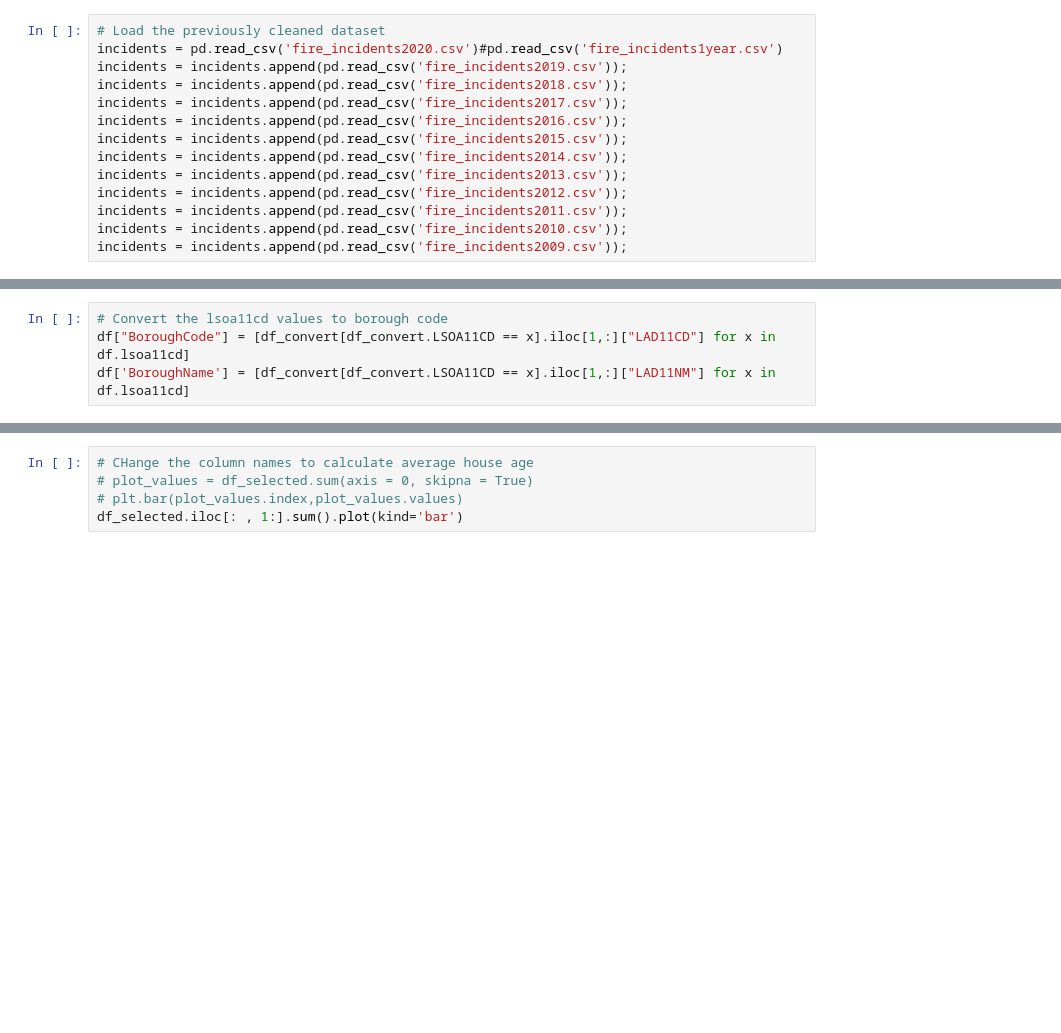
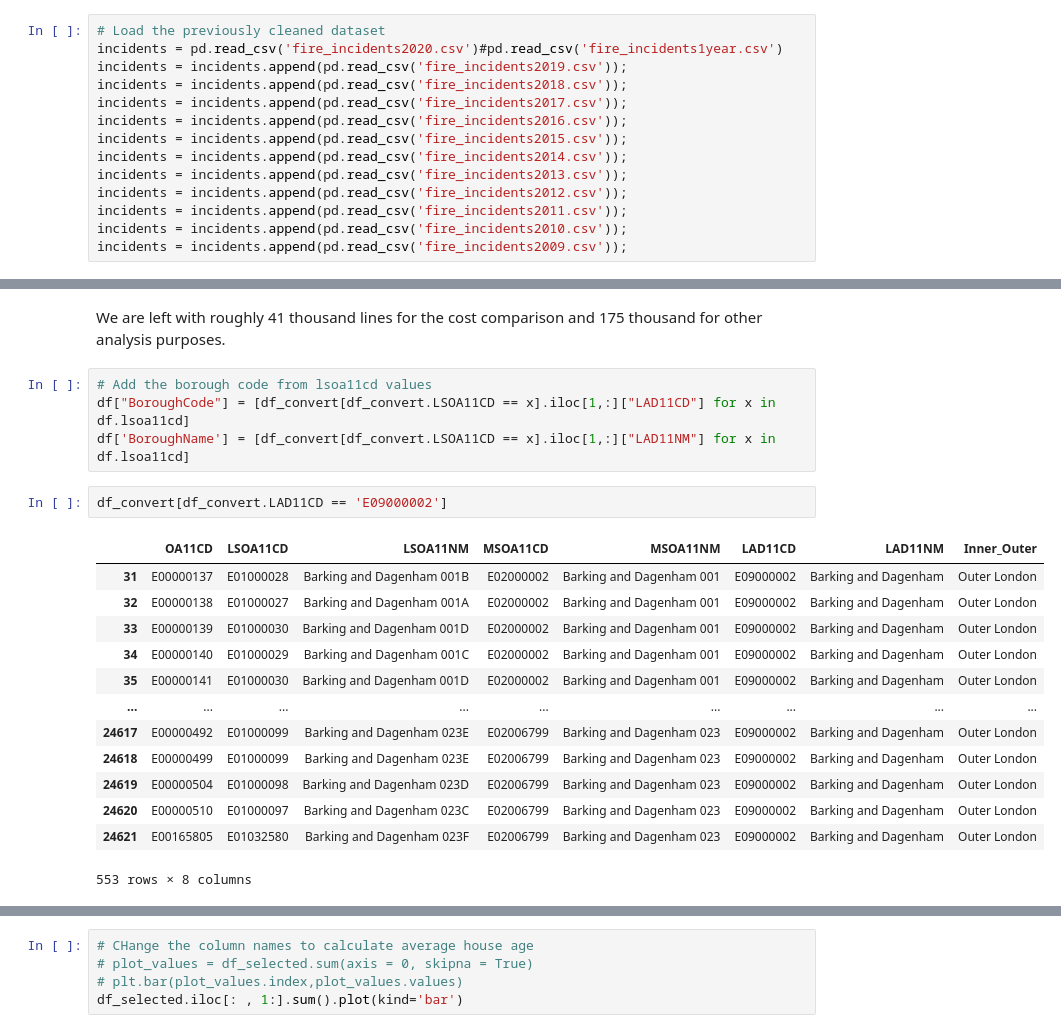
Before and after one commit to hlynurarni/Social-Data-Analysis-Final, a Jupyter notebook: Housing_ages.ipynb, the cells around one changed output, grey strips where cells are left out. Cells and saved outputs as stored; diff of their text form; blank space fills up the shorter version.

```diff
--- a/Housing_ages.ipynb
+++ b/Housing_ages.ipynb
@@ -37,5 +88,23 @@ The detail of the dataset is on the lsoa11cd code which is the ward code, this i
+# %% [markdown]
+We are left with roughly 41 thousand lines for the cost comparison and 175 thousand for other analysis purposes.
 # %%
-# Convert the lsoa11cd values to borough code
+# Add the borough code from lsoa11cd values
 df["BoroughCode"] = [df_convert[df_convert.LSOA11CD == x].iloc[1,:]["LAD11CD"] for x in df.lsoa11cd]
 df['BoroughName'] = [df_convert[df_convert.LSOA11CD == x].iloc[1,:]["LAD11NM"] for x in df.lsoa11cd]
+# %%
+df_convert[df_convert.LAD11CD == 'E09000002']
+# %% [output]
+|  | OA11CD | LSOA11CD | LSOA11NM | MSOA11CD | MSOA11NM | LAD11CD | LAD11NM | Inner_Outer |
+| 31 | E00000137 | E01000028 | Barking and Dagenham 001B | E02000002 | Barking and Dagenham 001 | E09000002 | Barking and Dagenham | Outer London |
+| 32 | E00000138 | E01000027 | Barking and Dagenham 001A | E02000002 | Barking and Dagenham 001 | E09000002 | Barking and Dagenham | Outer London |
+| 33 | E00000139 | E01000030 | Barking and Dagenham 001D | E02000002 | Barking and Dagenham 001 | E09000002 | Barking and Dagenham | Outer London |
+| 34 | E00000140 | E01000029 | Barking and Dagenham 001C | E02000002 | Barking and Dagenham 001 | E09000002 | Barking and Dagenham | Outer London |
+| 35 | E00000141 | E01000030 | Barking and Dagenham 001D | E02000002 | Barking and Dagenham 001 | E09000002 | Barking and Dagenham | Outer London |
+| ... | ... | ... | ... | ... | ... | ... | ... | ... |
+| 24617 | E00000492 | E01000099 | Barking and Dagenham 023E | E02006799 | Barking and Dagenham 023 | E09000002 | Barking and Dagenham | Outer London |
+| 24618 | E00000499 | E01000099 | Barking and Dagenham 023E | E02006799 | Barking and Dagenham 023 | E09000002 | Barking and Dagenham | Outer London |
+| 24619 | E00000504 | E01000098 | Barking and Dagenham 023D | E02006799 | Barking and Dagenham 023 | E09000002 | Barking and Dagenham | Outer London |
+| 24620 | E00000510 | E01000097 | Barking and Dagenham 023C | E02006799 | Barking and Dagenham 023 | E09000002 | Barking and Dagenham | Outer London |
+| 24621 | E00165805 | E01032580 | Barking and Dagenham 023F | E02006799 | Barking and Dagenham 023 | E09000002 | Barking and Dagenham | Outer London |
+553 rows × 8 columns
 # %%
```
Also changed, not shown: parts of 9 cells of this notebook, 3 other files.
